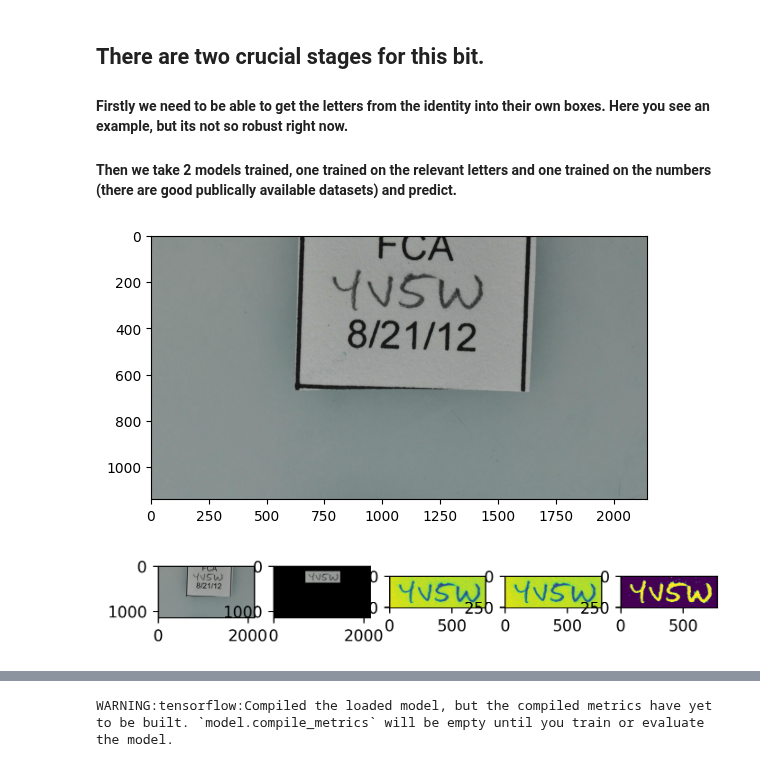
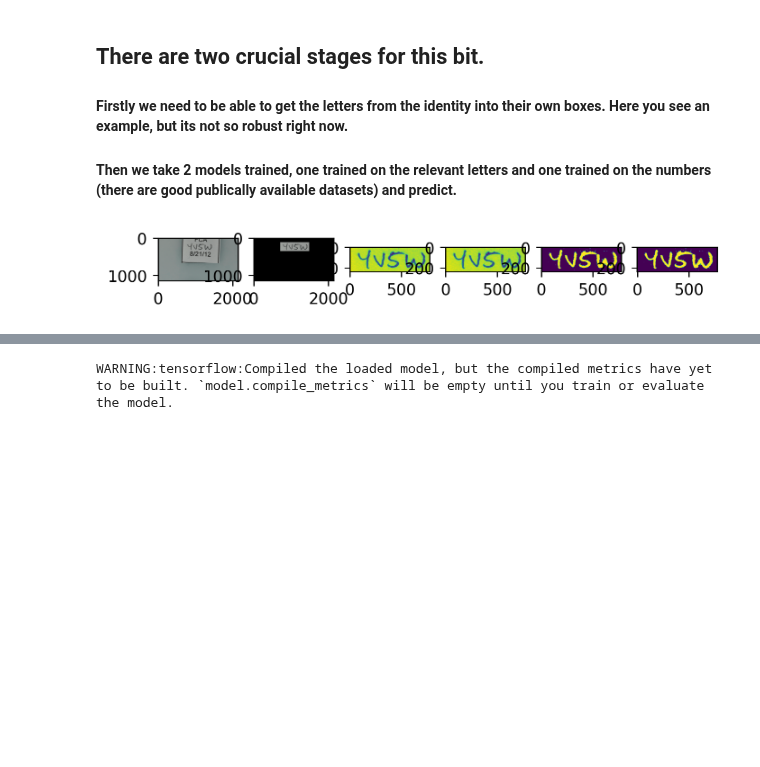
Before and after one commit to Jor-Lee/Guppies, a Jupyter notebook: Python_Files/ML_preprocessing.ipynb, the cells around one changed output, grey strips where cells are left out. Cells and saved outputs as stored; diff of their text form; code cells hidden in the pictures; blank space fills up the shorter version.

```diff
--- a/Python_Files/ML_preprocessing.ipynb
+++ b/Python_Files/ML_preprocessing.ipynb
@@ -249,8 +284,8 @@ def GetImageAndParaBox(file, client, verbose=False):
 # %%
 def extract_ID_handwriting(frame, paragraph_vertices, verbose=False):
 
-    padx = 30
-    pady = 70
+    padx = 60
+    pady = 30
 
     #firstly find the box around the identity, and also calculate the approx angle of rotation of that box.
     adapted_para_box = paragraph_vertices.copy()
@@ -335,13 +370,14 @@ def extract_ID_handwriting(frame, paragraph_vertices, verbose=False):
 # %%
 file = 'Manually_Labelled/New/CA1208/FCA4V5W1208.JPG'
 client = vision.ImageAnnotatorClient()
-frame, para_box = GetImageAndParaBox(file, client)
+frame, para_boxes = GetImageAndParaBox(file, client)
+
+para_box = combine_paraboxes(para_boxes)
 
 %matplotlib inline
 ID = extract_ID_handwriting(frame, para_box, verbose=True)
 # %% [output]
-[figure, old version]
+[figure, new version]
-[figure, removed]
 # %%
 folders = ['Manually_Labelled/New/CA1208', 'Manually_Labelled/New/CA1207' ,'Manually_Labelled/New/CA1206','Manually_Labelled/New/CA1209jpegs JB']
 
```
Also changed, not shown: parts of 6 cells of this notebook, 1 other file.
